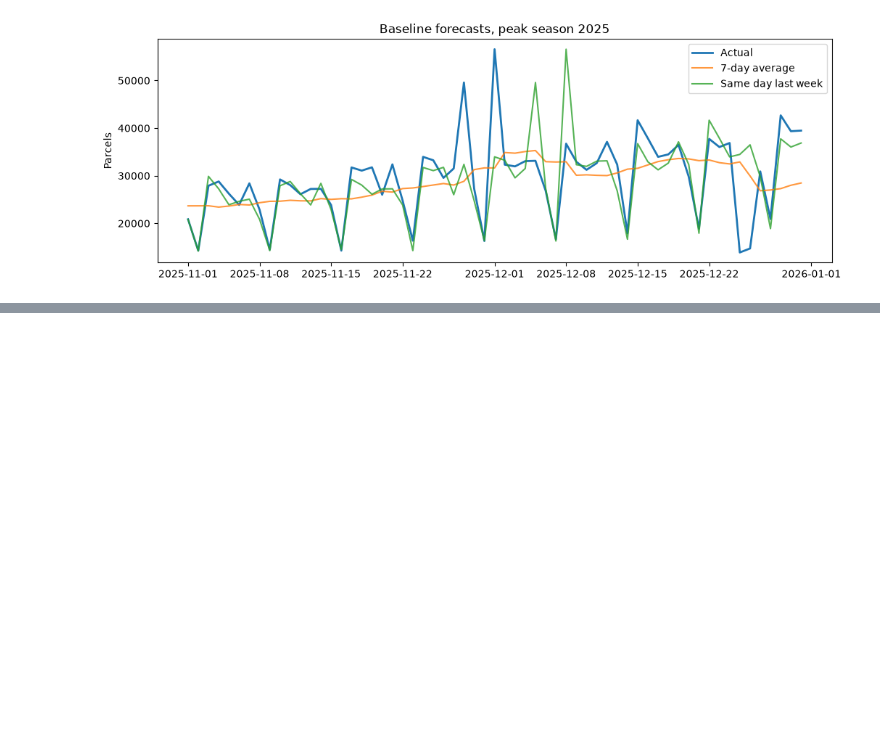
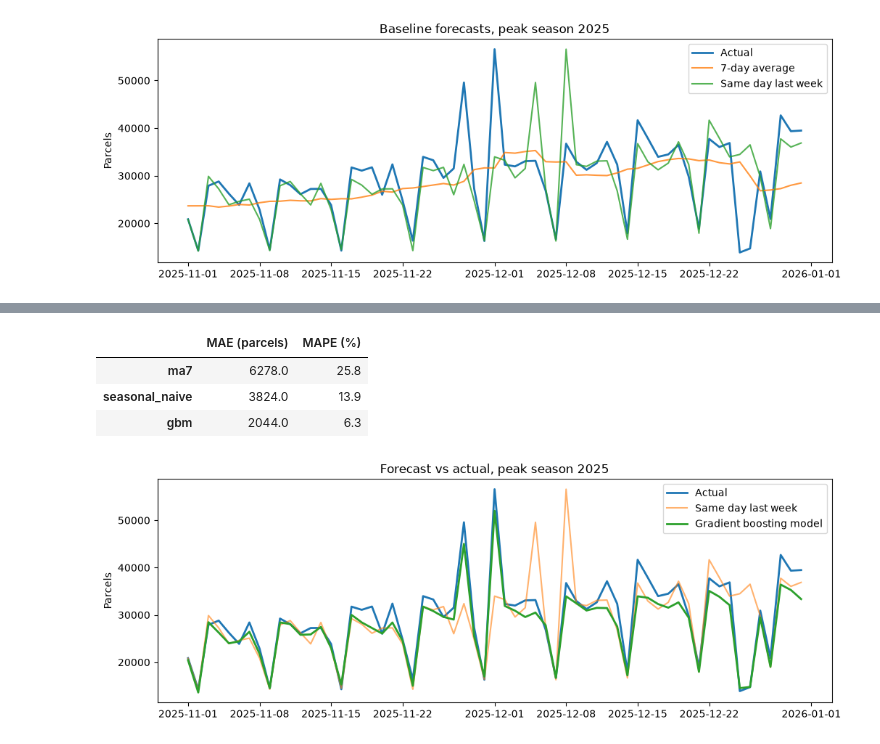
Before and after one commit to mesezobortraining-sketch/peak-season-forecaster, a Jupyter notebook: notebooks/01_run_ingestion.ipynb.ipynb, the cells around one changed output, grey strips where cells are left out. Drawn from its saved outputs; the diff is of its cells as text; code cells hidden in the pictures; blank space fills up the shorter version.

Commit message:
Add gradient boosting forecast and model comparison

```diff
--- a/notebooks/01_run_ingestion.ipynb.ipynb
+++ b/notebooks/01_run_ingestion.ipynb.ipynb
@@ -257,0 +278,51 @@ plt.show()
+# %%
+from sklearn.ensemble import GradientBoostingRegressor
+
+weather = pd.read_sql("select * from weather", conn, parse_dates=["date"]).set_index("date")
+cal = pd.read_sql(
+    "select date, is_bank_holiday, is_peak_event, is_peak_season, day_of_week from calendar",
+    conn, parse_dates=["date"],
+).set_index("date")
+
+data = df[["parcels"]].join(weather).join(cal)
+data["lag_7"] = data["parcels"].shift(7)    # same weekday last week
+data["lag_14"] = data["parcels"].shift(14)  # same weekday two weeks ago
+data["day_of_year"] = data.index.dayofyear
+data = data.dropna()
+
+features = ["day_of_week", "is_bank_holiday", "is_peak_event", "is_peak_season",
+            "day_of_year", "rain_mm", "temp_c", "wind_kmh", "lag_7", "lag_14"]
+
+train = data.loc[:"2025-10-31"]
+test_m = data.loc["2025-11-01":"2025-12-31"].copy()
+
+model = GradientBoostingRegressor(random_state=42)
+model.fit(train[features], train["parcels"])
+
+test_m["gbm"] = model.predict(test_m[features])
+# %%
+test_m["ma7"] = df["ma7"]
+test_m["seasonal_naive"] = df["seasonal_naive"]
+
+results = pd.DataFrame(
+    {name: score(test_m["parcels"], test_m[name]) for name in ["ma7", "seasonal_naive", "gbm"]},
+    index=["MAE (parcels)", "MAPE (%)"],
+).T
+results
+# %% [output]
+|  | MAE (parcels) | MAPE (%) |
+| ma7 | 6278.0 | 25.8 |
+| seasonal_naive | 3824.0 | 13.9 |
+| gbm | 2044.0 | 6.3 |
+# %%
+fig, ax = plt.subplots(figsize=(12, 4))
+ax.plot(test_m.index, test_m["parcels"], label="Actual", linewidth=2)
+ax.plot(test_m.index, test_m["seasonal_naive"], label="Same day last week", alpha=0.6)
+ax.plot(test_m.index, test_m["gbm"], label="Gradient boosting model", linewidth=2)
+ax.set_title("Forecast vs actual, peak season 2025")
+ax.set_ylabel("Parcels")
+ax.legend()
+plt.savefig(images / "06_model_forecast.png", dpi=150, bbox_inches="tight")
+plt.show()
+# %% [output]
+[figure, added]
```
Also changed, not shown: parts of 2 cells of this notebook, 2 other files.
